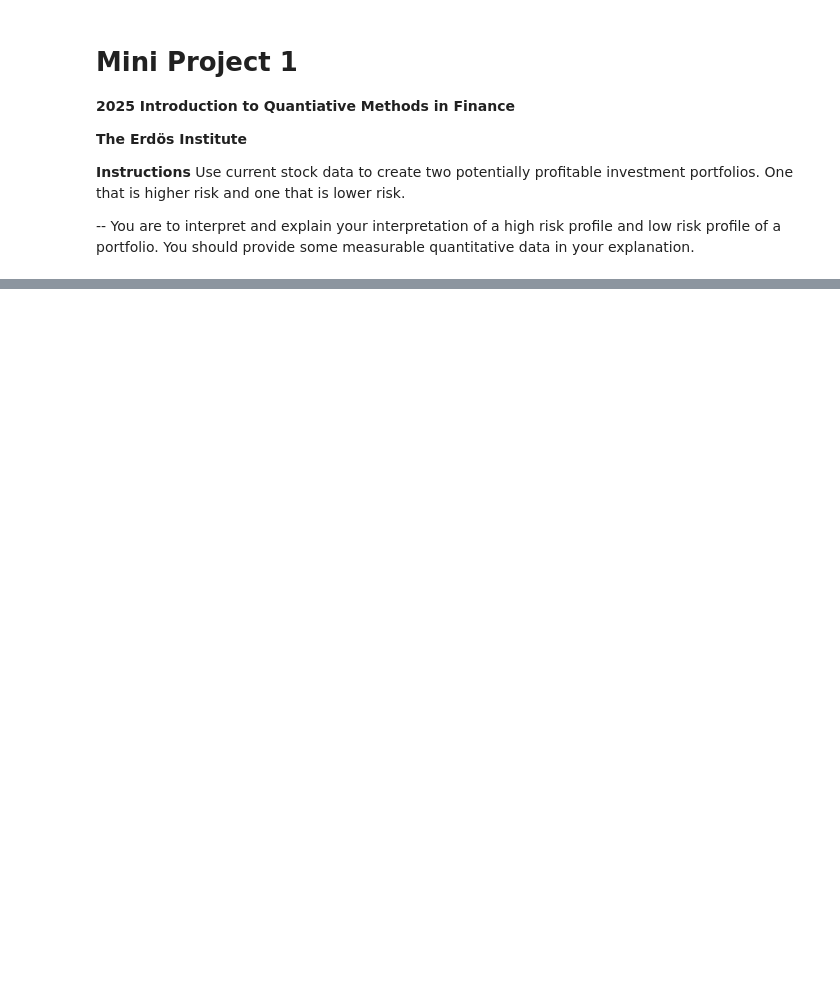
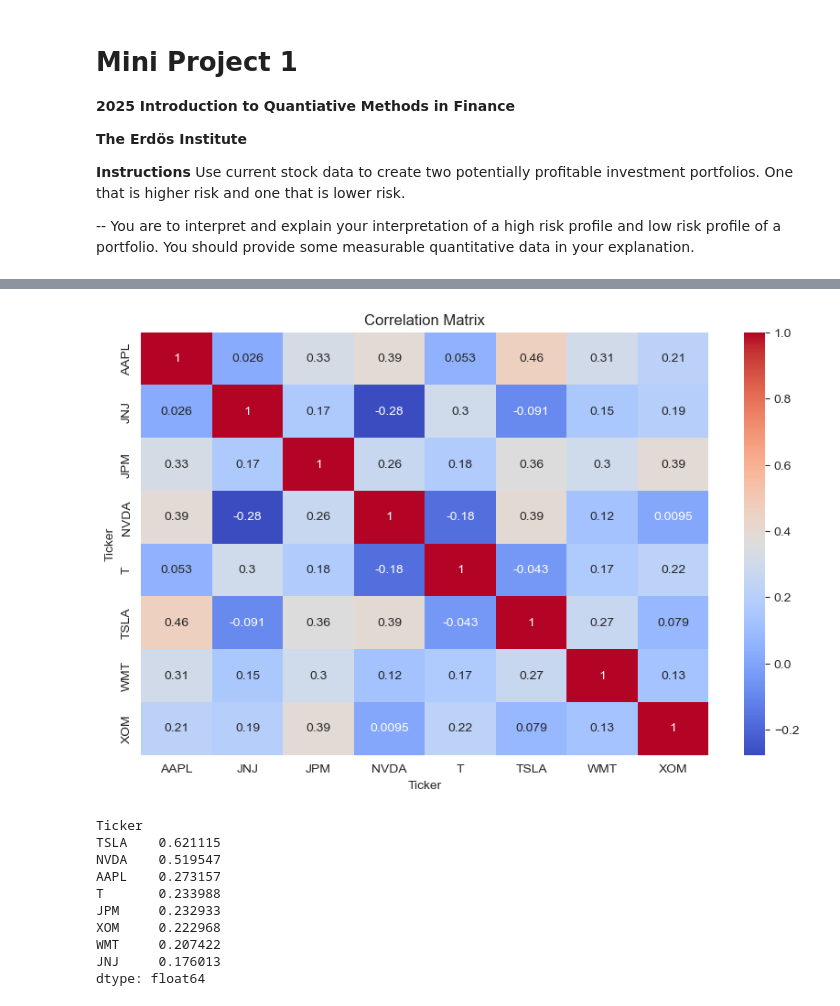
Before and after one commit to debanjan-cosmo/Quant_Finance_Erdos_Summer_2025, a Jupyter notebook: Mini_Projects/Mini Project 1.ipynb, the cells around one changed output, grey strips where cells are left out. Cells and saved outputs as stored; diff of their text form; code cells hidden in the pictures; blank space fills up the shorter version.

```diff
--- a/Mini_Projects/Mini Project 1.ipynb
+++ b/Mini_Projects/Mini Project 1.ipynb
@@ -97,0 +60,23 @@ plt.show()
+# %%
+annual_volatility = returns.std() * np.sqrt(252)
+correlation_matrix = returns.corr()
+
+# Show as heatmap
+plt.figure(figsize=(10, 6))
+sns.heatmap(correlation_matrix, annot=True, cmap="coolwarm")
+plt.title("Correlation Matrix")
+plt.show()
+
+annual_volatility.sort_values(ascending=False)
+# %% [output]
+[figure, added]
+Ticker
+TSLA    0.621115
+NVDA    0.519547
+AAPL    0.273157
+T       0.233988
+JPM     0.232933
+XOM     0.222968
+WMT     0.207422
+JNJ     0.176013
+dtype: float64
```
Also changed, not shown: parts of 13 cells of this notebook, 1 other file.
